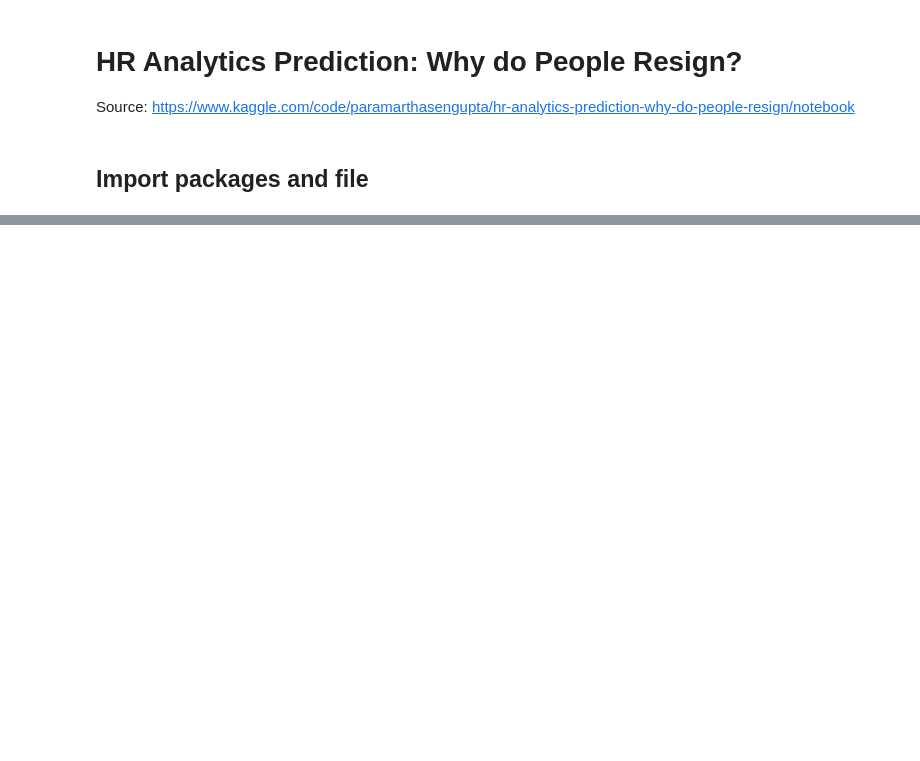
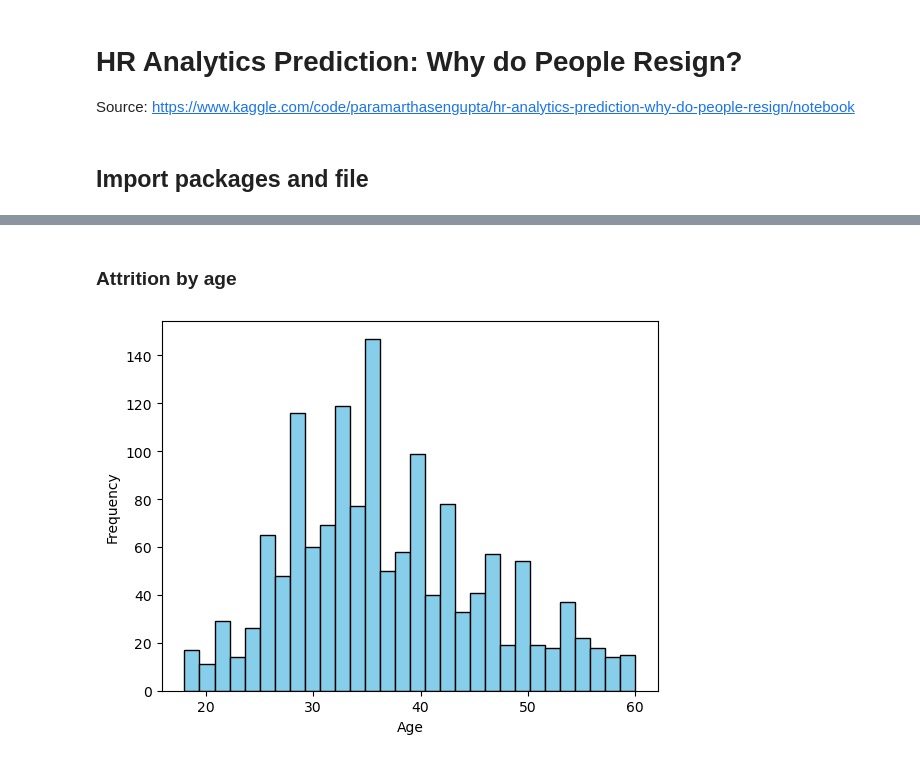
Before and after one commit to gemma-martinez/attrition_analysis, a Jupyter notebook: hr_analytics_prediction/hr_analytics.ipynb, the cells around one changed output, grey strips where cells are left out. Saved outputs shown, nothing was run; the diff lists cells and outputs as text; code cells hidden in the pictures; blank space fills up the shorter version.

```diff
--- a/hr_analytics_prediction/hr_analytics.ipynb
+++ b/hr_analytics_prediction/hr_analytics.ipynb
@@ -31,0 +42,30 @@ df
+# %%
+df.columns = [col.lower() for col in df.columns]
+df = df.rename(columns={'businesstravel':'travel',
+                        'distancefromhome':'distance_from_home',
+                        'educationfield':'field',
+                        'employeecount':'employee_count',
+                        'employeenumber': 'employee_number',
+                        'environmentsatisfaction':'env_satisfaction',
+                        'hourlyrate':'hourly_rate',
+                        'jobinvolvement':'job_involvement',
+                        'joblevel':'job_level',
+                        'jobrole':'job_role',
+                        'jobsatisfaction':'job_satisfaction',
+                        'maritalstatus':'marital_status',
+                        'monthlyincome':'monthly_income',
+                        'monthlyrate':'monthly_rate',
+                        'numcompaniesworked':'num_companies_worked',
+                        'over18':'over_18',
+                        'percentsalaryhike':'percent_salary_hike',
+                        'performancerating':'performance_rating',
+                        'relationshipsatisfaction':'relationship_satisfaction',
+                        'standardhours':'standard_hours',
+                        'stockoptionlevel':'stock_option_level',
+                        'totalworkingyears':'working_years',
+                        'trainingtimeslastyear':'training_last_year',
+                        'worklifebalance':'work_life_balance',
+                        'yearsatcompany': 'years_at_company',
+                        'yearsincurrentrole' :'years_in_current_role',
+                        'yearssincelastpromotion':'years_since_promotion',
+                        'yearswithcurrmanager':'years_with_current_manager'})
@@ -31,0 +195,14 @@ df
+# %% [markdown]
+### Attrition by age
+# %%
+#All employees' age distribution
+
+df['age'].plot(kind='hist',
+                    xlabel='Age',
+                    ylabel='Frequency',
+                    bins=30,
+                    color='skyblue',
+                    edgecolor='black'
+                    );
+# %% [output]
+[figure, added]
```
Also changed, not shown: parts of 49 cells of this notebook.
